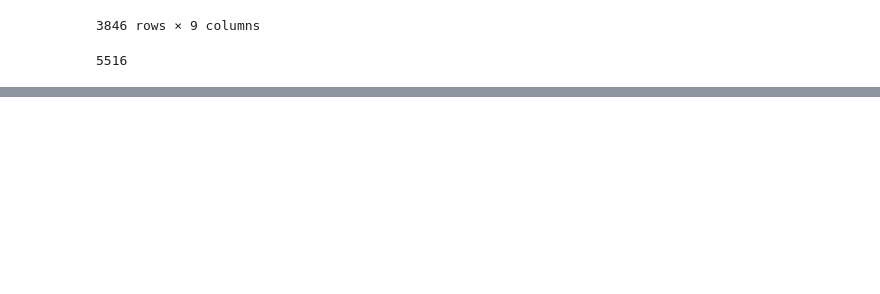
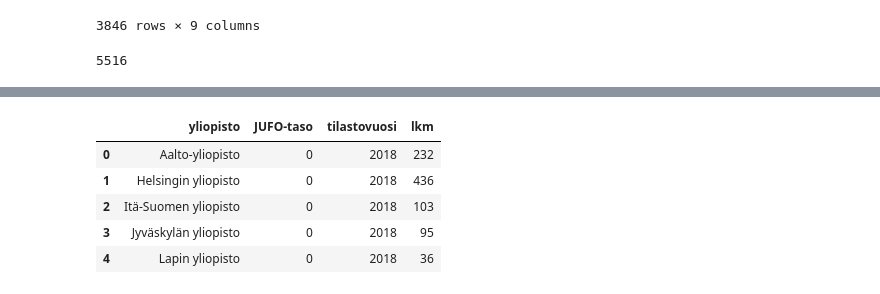
Before and after one commit to nopomi/fin-uni-data-visualization, a Jupyter notebook: data_loading_04_2020.ipynb, the cells around one changed output, grey strips where cells are left out. Saved outputs shown, nothing was run; the diff lists cells and outputs as text; code cells hidden in the pictures; blank space fills up the shorter version.

```diff
--- a/data_loading_04_2020.ipynb
+++ b/data_loading_04_2020.ipynb
@@ -154,0 +168,11 @@ df.to_csv('tavoiteaika_data.csv',index=True)
+# %%
+publications = pd.read_csv('data/jufo_data.csv')
+# %%
+publications.head()
+# %% [output]
+|  | yliopisto | JUFO-taso | tilastovuosi | lkm |
+| 0 | Aalto-yliopisto | 0 | 2018 | 232 |
+| 1 | Helsingin yliopisto | 0 | 2018 | 436 |
+| 2 | Itä-Suomen yliopisto | 0 | 2018 | 103 |
+| 3 | Jyväskylän yliopisto | 0 | 2018 | 95 |
+| 4 | Lapin yliopisto | 0 | 2018 | 36 |
```
Also changed, not shown: parts of 10 cells of this notebook, 3 other files.
